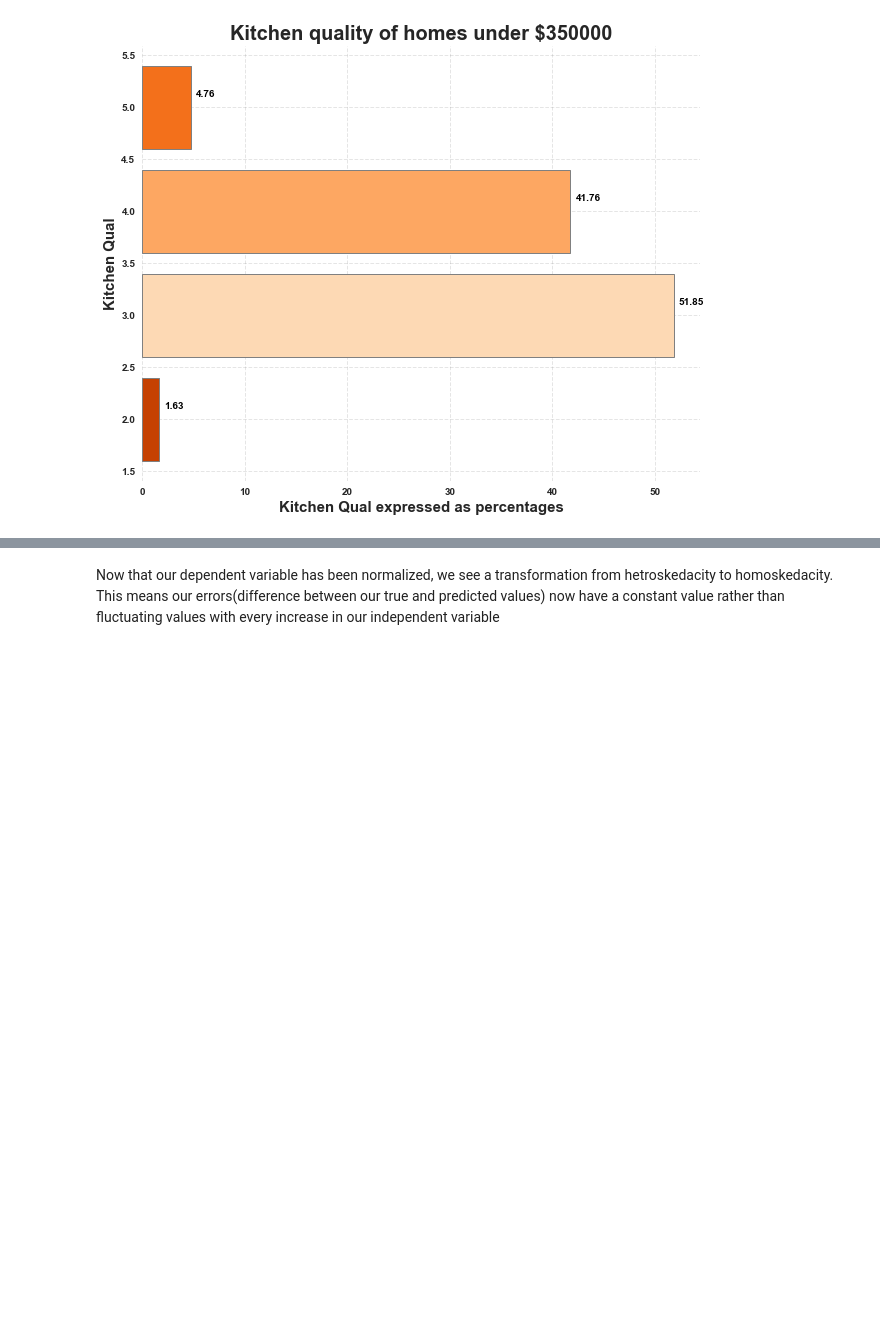
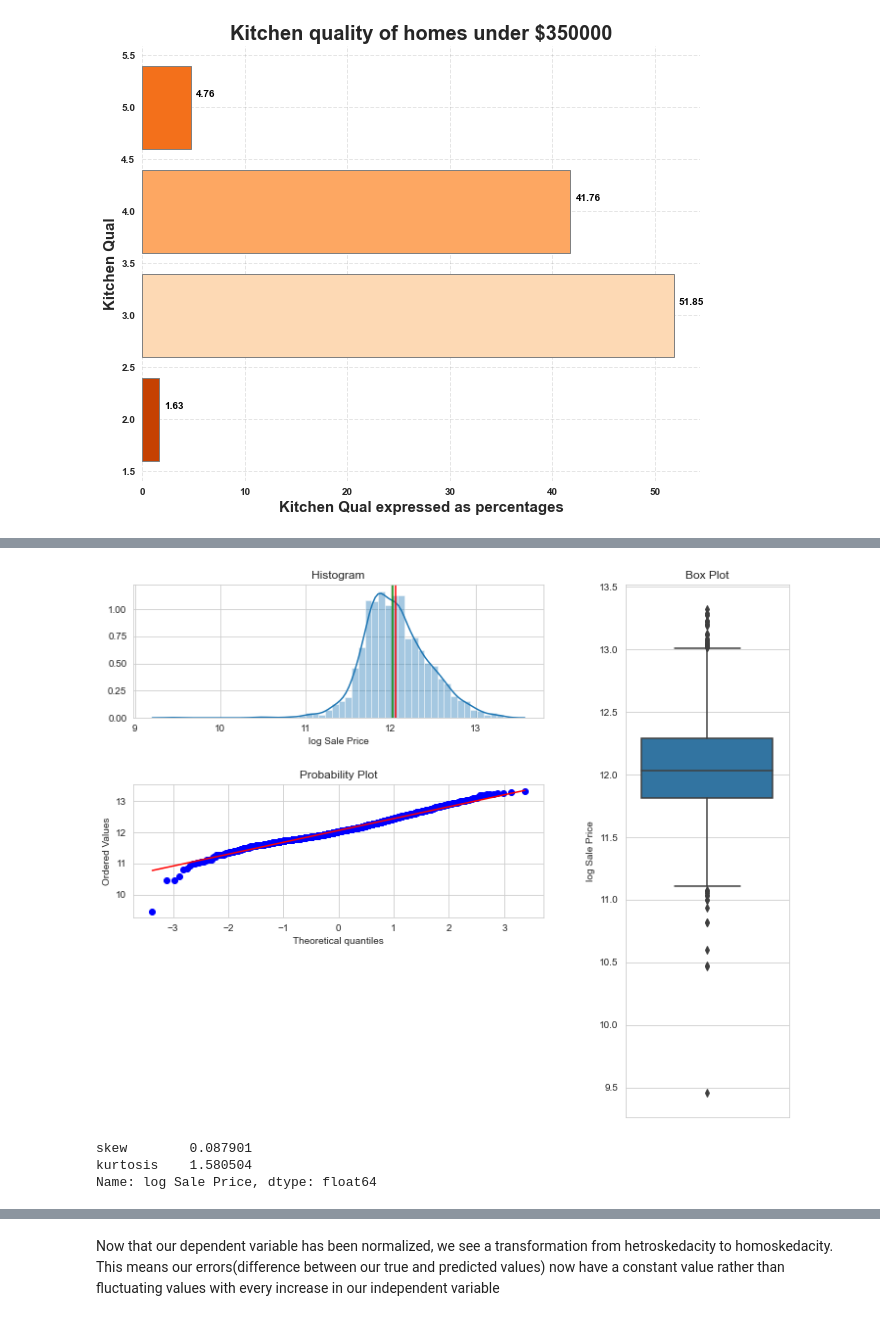
Before and after one commit to ianibogwu/Projects, a Jupyter notebook: GA-projects/01-Ames-housing/Cleaning_EDA.ipynb, the cells around one changed output, grey strips where cells are left out. Saved outputs shown, nothing was run; the diff lists cells and outputs as text; code cells hidden in the pictures; blank space fills up the shorter version.

```diff
--- a/GA-projects/01-Ames-housing/Cleaning_EDA.ipynb
+++ b/GA-projects/01-Ames-housing/Cleaning_EDA.ipynb
@@ -574,0 +567,10 @@ trained.shape
+# %%
+three_chart_plot(trained, 'log Sale Price')
+# %% [output]
+[figure, added]
+# %%
+trained['log Sale Price'].agg(['skew', 'kurtosis']).transpose()
+# %% [output]
+skew        0.087901
+kurtosis    1.580504
+Name: log Sale Price, dtype: float64
```
Also changed, not shown: parts of 27 cells of this notebook, 1 other file.
